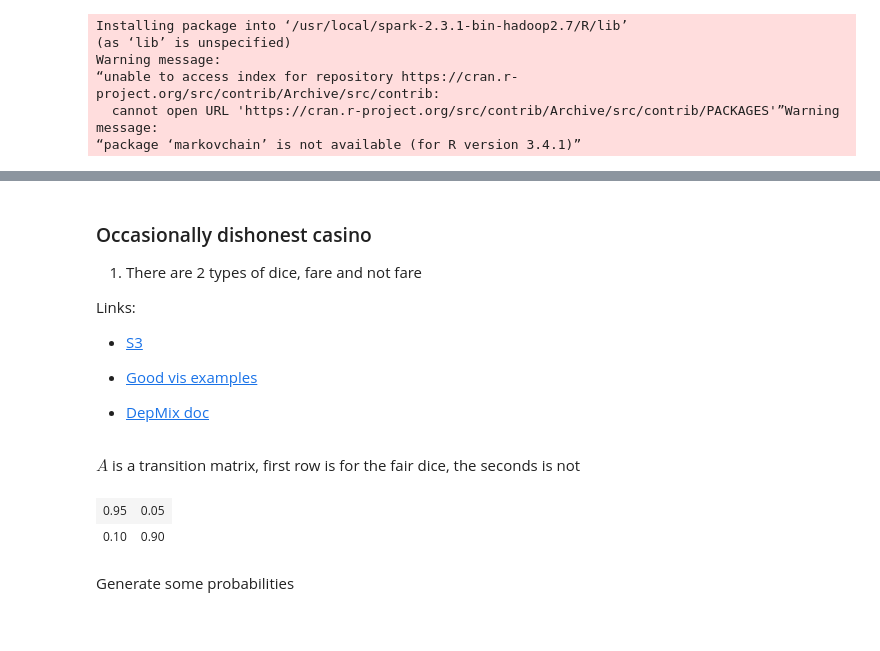
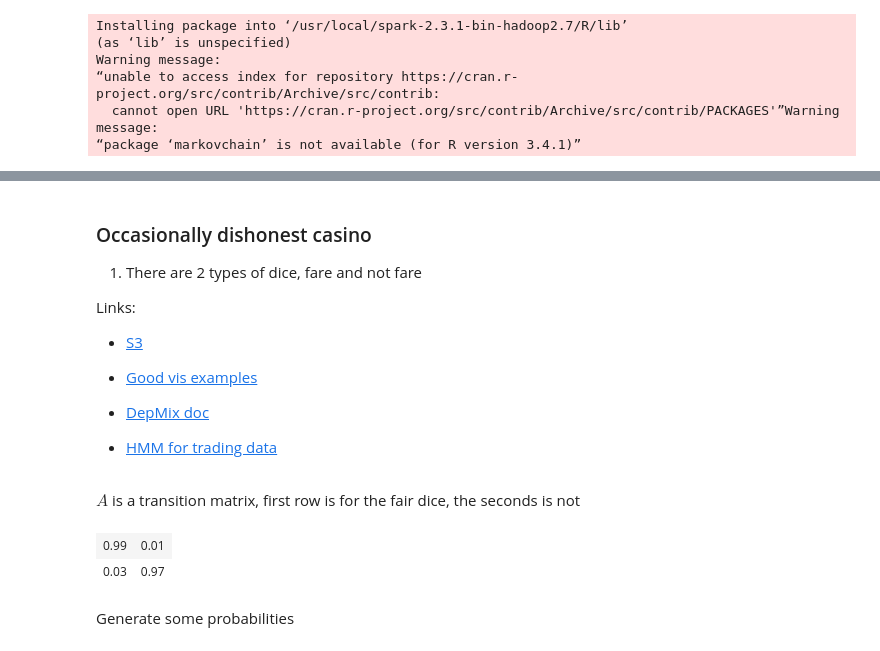
Before and after one commit to vlaskinvlad/codequizes, a Jupyter notebook: stats/r_hmm.ipynb, the cells around one changed output, grey strips where cells are left out. Cells and saved outputs as stored; diff of their text form; code cells hidden in the pictures.

```diff
--- a/stats/r_hmm.ipynb
+++ b/stats/r_hmm.ipynb
@@ -55,14 +50,16 @@ Links:
 - [Good vis examples](https://rpubs.com/JanpuHou/326048)
 
 - [DepMix doc](https://r-forge.r-project.org/scm/viewvc.php/*checkout*/papers/jss/V1/depmixS4.pdf?root=depmix)
+
+- [HMM for trading data](https://inovancetech.com/hmm-tutorial-1.html)
 # %% [markdown]
 $A$ is a transition matrix, first row is for the fair dice, the seconds is not
 # %%
-A <- matrix(c(0.95, 0.05, 0.1, 0.9), nrow=2, byrow = TRUE)
+A <- matrix(c(0.99, 0.01, 0.03, 0.97), nrow=2, byrow = TRUE)
 A
 # %% [output]
-| 0.95 | 0.05 |
-| 0.10 | 0.90 |
+| 0.99 | 0.01 |
+| 0.03 | 0.97 |
 # %% [markdown]
 Generate some probabilities
 # %%
```
Also changed, not shown: parts of 8 cells of this notebook.
